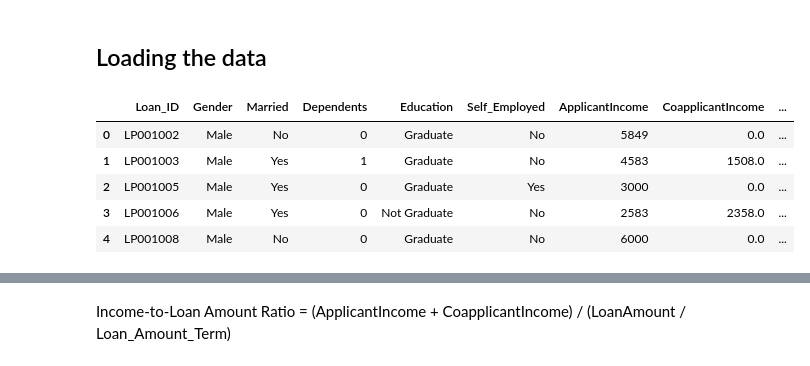
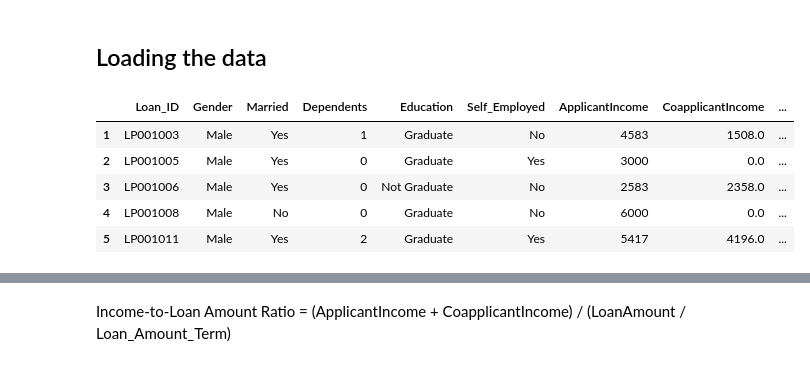
Before and after one commit to BecayeSoft/Loan-Eligibility-Assessment, a Jupyter notebook: notebooks/if_else_model.ipynb, the cells around one changed output, grey strips where cells are left out. Saved outputs shown, nothing was run; the diff lists cells and outputs as text; code cells hidden in the pictures.

```diff
--- a/notebooks/if_else_model.ipynb
+++ b/notebooks/if_else_model.ipynb
@@ -16,12 +17,13 @@ from sklearn.metrics import (
 ## Loading the data
 # %%
 train_df = pd.read_csv('../data/raw/loan-data.csv')
+train_df.dropna(inplace=True)
 train_df.head()
 # %% [output]
 |  | Loan_ID | Gender | Married | Dependents | Education | Self_Employed | ApplicantIncome | CoapplicantIncome | ... |
-| 0 | LP001002 | Male | No | 0 | Graduate | No | 5849 | 0.0 | ... |
 | 1 | LP001003 | Male | Yes | 1 | Graduate | No | 4583 | 1508.0 | ... |
 | 2 | LP001005 | Male | Yes | 0 | Graduate | Yes | 3000 | 0.0 | ... |
 | 3 | LP001006 | Male | Yes | 0 | Not Graduate | No | 2583 | 2358.0 | ... |
 | 4 | LP001008 | Male | No | 0 | Graduate | No | 6000 | 0.0 | ... |
+| 5 | LP001011 | Male | Yes | 2 | Graduate | Yes | 5417 | 4196.0 | ... |
 # %%
```
Also changed, not shown: parts of 16 cells of this notebook, 9 other files.
